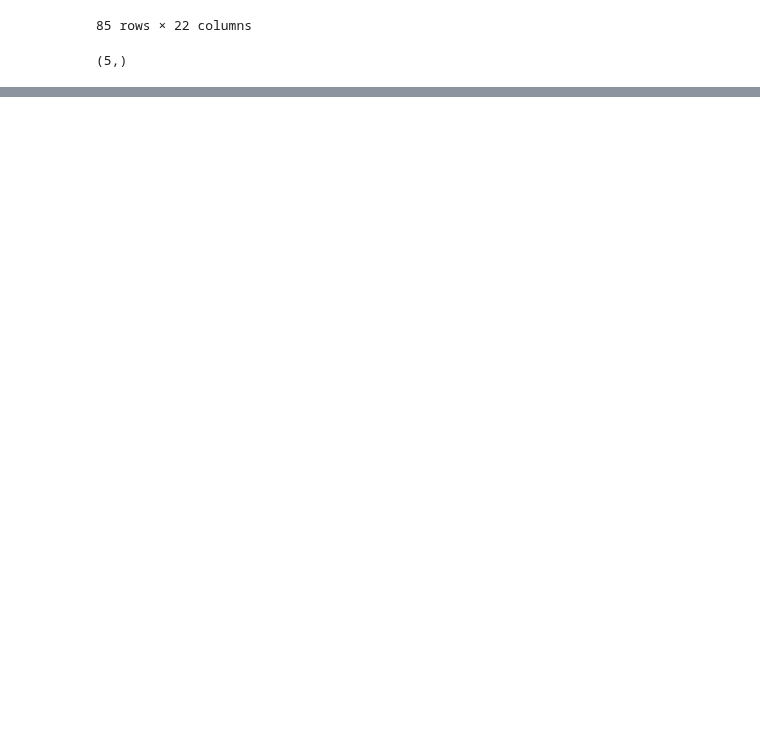
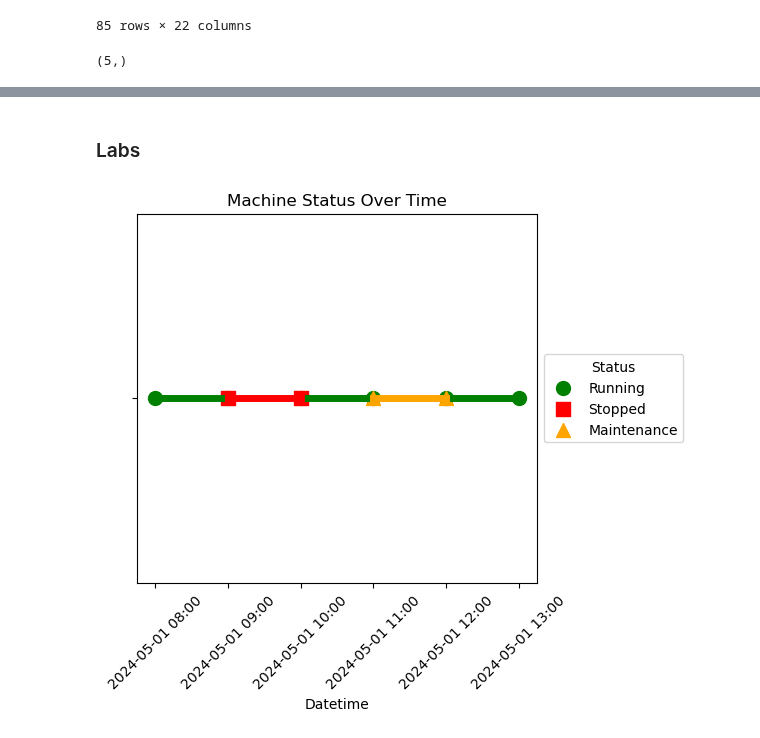
Before and after one commit to mekatronik-achmadi/Predict-CBM, a Jupyter notebook: Vale/Docs/DataPA/pa_data_analysis.ipynb, the cells around one changed output, grey strips where cells are left out. Drawn from its saved outputs; the diff is of its cells as text; code cells hidden in the pictures; blank space fills up the shorter version.

```diff
--- a/Vale/Docs/DataPA/pa_data_analysis.ipynb
+++ b/Vale/Docs/DataPA/pa_data_analysis.ipynb
@@ -460,0 +558,71 @@ np.unique(yData_abnormal[4]['Related Component'].to_numpy()).shape
+# %% [markdown]
+### Labs
+# %%
+import pandas as pd
+import matplotlib.pyplot as plt
+import matplotlib.dates as mdates
+
+# Sample data with start and end times for continuous events
+data = {
+    'start': ['2024-05-01 08:00:00', '2024-05-01 09:00:00', '2024-05-01 10:00:00',
+              '2024-05-01 11:00:00', '2024-05-01 12:00:00'],
+    'end': ['2024-05-01 09:00:00', '2024-05-01 10:00:00', '2024-05-01 11:00:00',
+            '2024-05-01 12:00:00', '2024-05-01 13:00:00'],
+    'status': ['Running', 'Stopped', 'Running', 'Maintenance', 'Running']
+}
+
+# Create a dataframe
+df = pd.DataFrame(data)
+df['start'] = pd.to_datetime(df['start'])
+df['end'] = pd.to_datetime(df['end'])
+
+# Map status to colors and markers for better visualization
+status_colors = {
+    'Running': 'green',
+    'Stopped': 'red',
+    'Maintenance': 'orange'
+}
+
+status_markers = {
+    'Running': 'o',
+    'Stopped': 's',
+    'Maintenance': '^'
+}
+
+# Plot
+fig, ax = plt.subplots()
+
+# Use a constant y-value for all statuses
+y_value = 1
+
+for status in status_colors.keys():
+    subset = df[df['status'] == status]
+    # Draw horizontal lines for each event
+    for i in range(len(subset)):
+        ax.plot([subset['start'].iloc[i], subset['end'].iloc[i]], [y_value, y_value], color=status_colors[status], linewidth=5)
+    # Add scatter points for start and end markers
+    ax.scatter(subset['start'], [y_value] * len(subset), color=status_colors[status], marker=status_markers[status], s=100, label=status)
+    ax.scatter(subset['end'], [y_value] * len(subset), color=status_colors[status], marker=status_markers[status], s=100)
+
+# Format the x-axis to show date and time
+ax.xaxis.set_major_formatter(mdates.DateFormatter('%Y-%m-%d %H:%M'))
+plt.xticks(rotation=45)
+
+# Set y-axis to have only one tick with an empty string
+ax.set_yticks([y_value])
+ax.set_yticklabels([''])
+
+# Labels and title
+plt.xlabel('Datetime')
+plt.title('Machine Status Over Time')
+
+# Place the legend outside the plot area
+ax.legend(title='Status', loc='center left', bbox_to_anchor=(1, 0.5))
+
+# Adjust the figure size to make room for the legend
+plt.subplots_adjust(right=0.75)
+
+# Show plot
+plt.show()
+# %% [output]
+[figure, added]
```
Also changed, not shown: parts of 9 cells of this notebook.
